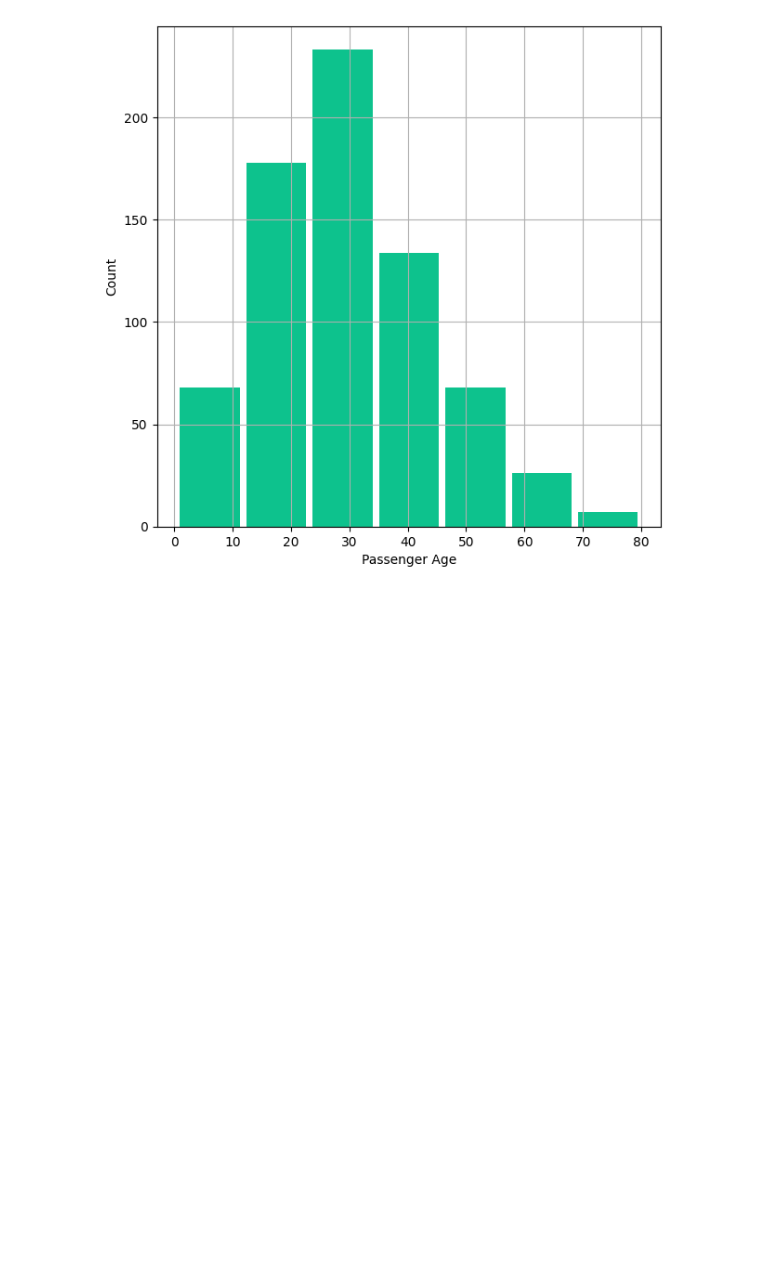
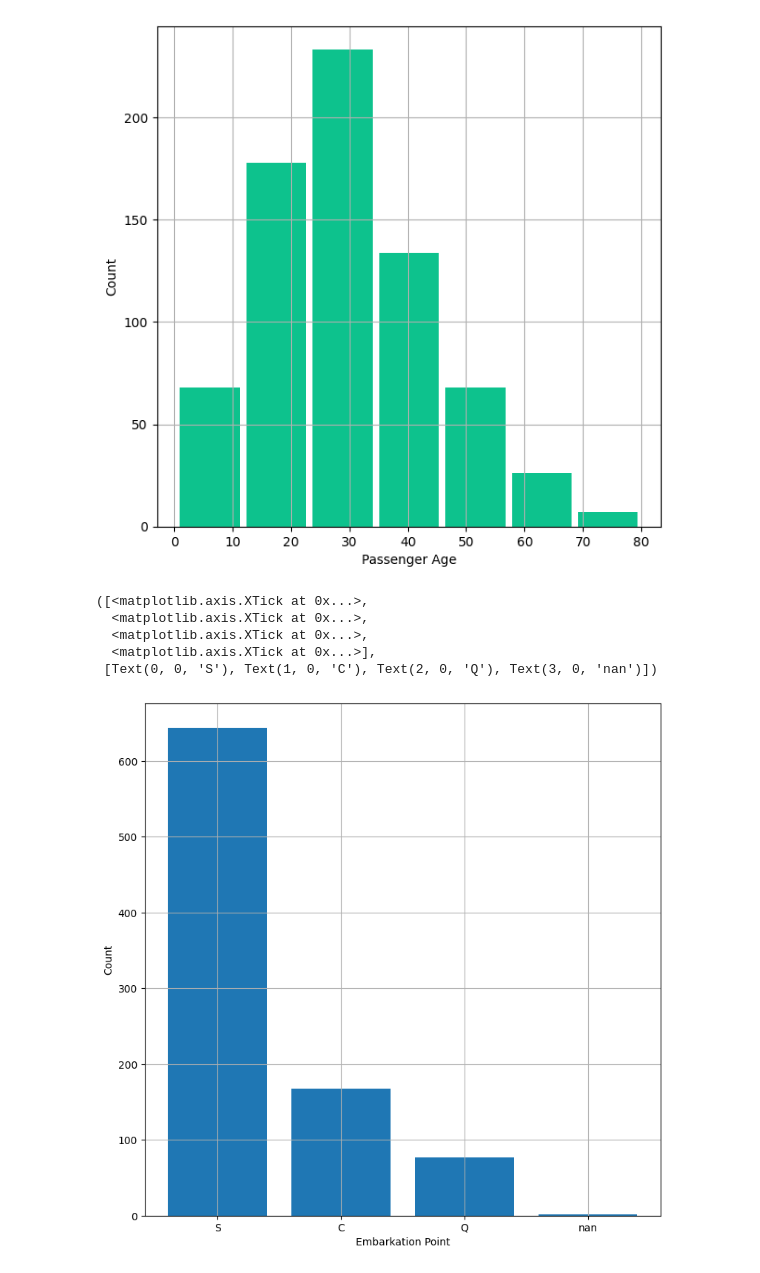
Before and after one commit to CheropS/Titanic, a Jupyter notebook: index.ipynb, the cells around one changed output. Cells and saved outputs as stored; diff of their text form; code cells hidden in the pictures; blank space fills up the shorter version.

Commit message:
bar chart for embarkation point

```diff
--- a/index.ipynb
+++ b/index.ipynb
@@ -407,3 +407,23 @@ plt.grid()
 n, bins, patches = plt.hist(df_titanic['Age'], histtype='bar', color='#0dc28d', align='mid', rwidth=0.90, bins=7)
 # %% [output]
 [figure]
+# %%
+# use pyplot functions to plot a bar chart of the 'Embarked' attribute
+fig = plt.figure(figsize=(9,9))
+plt.xlabel('Embarkation Point')
+plt.ylabel('Count')
+plt.grid()
+
+values = df_titanic['Embarked'].unique()
+counts = df_titanic['Embarked'].value_counts(dropna=False)
+x_positions = np.arange(len(values))
+
+plt.bar(x_positions, counts, align='center')
+plt.xticks(x_positions, values)
+# %% [output]
+([<matplotlib.axis.XTick at 0x...>,
+  <matplotlib.axis.XTick at 0x...>,
+  <matplotlib.axis.XTick at 0x...>,
+  <matplotlib.axis.XTick at 0x...>],
+ [Text(0, 0, 'S'), Text(1, 0, 'C'), Text(2, 0, 'Q'), Text(3, 0, 'nan')])
+[figure, added]
```
Also changed, not shown: parts of 2 cells of this notebook.
